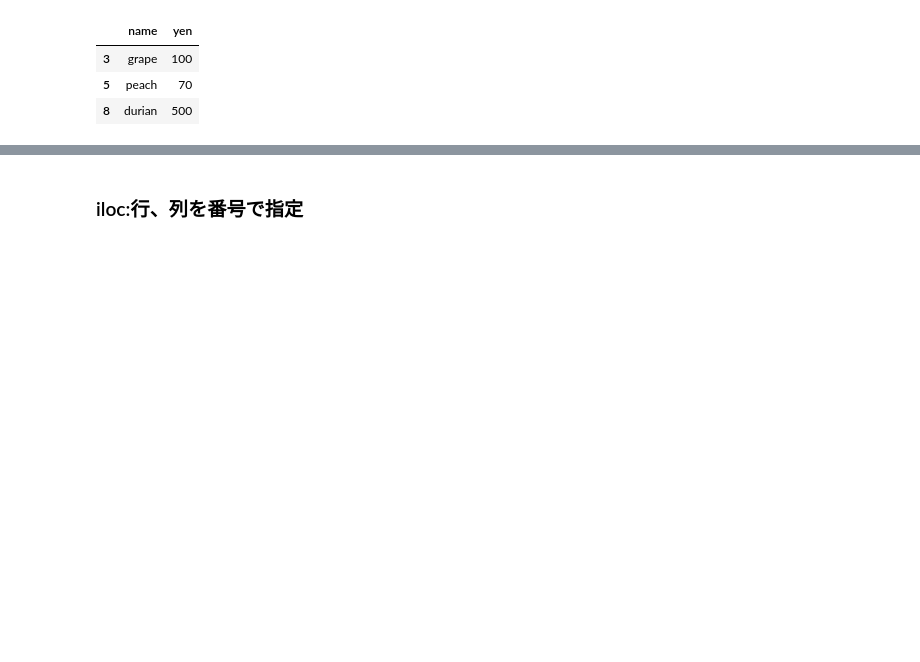
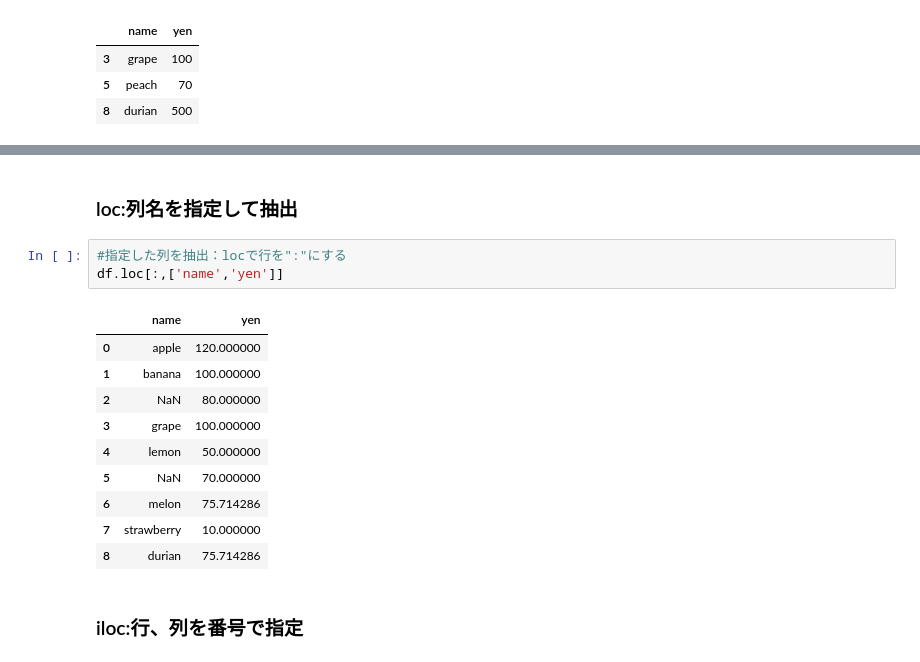
Before and after one commit to WAT36/python, a Jupyter notebook: cheatsheet/pandas.ipynb, the cells around one changed output, grey strips where cells are left out. Cells and saved outputs as stored; diff of their text form; blank space fills up the shorter version.

```diff
--- a/cheatsheet/pandas.ipynb
+++ b/cheatsheet/pandas.ipynb
@@ -228,3 +238,19 @@ df.loc[[3,5,8],['name','yen']]
+# %% [markdown]
+### loc:列名を指定して抽出
+# %%
+#指定した列を抽出：locで行を":"にする
+df.loc[:,['name','yen']]
+# %% [output]
+|  | name | yen |
+| 0 | apple | 120.000000 |
+| 1 | banana | 100.000000 |
+| 2 | NaN | 80.000000 |
+| 3 | grape | 100.000000 |
+| 4 | lemon | 50.000000 |
+| 5 | NaN | 70.000000 |
+| 6 | melon | 75.714286 |
+| 7 | strawberry | 10.000000 |
+| 8 | durian | 75.714286 |
 # %% [markdown]
 ### iloc:行、列を番号で指定
 # %%
```
Also changed, not shown: parts of 2 cells of this notebook.
